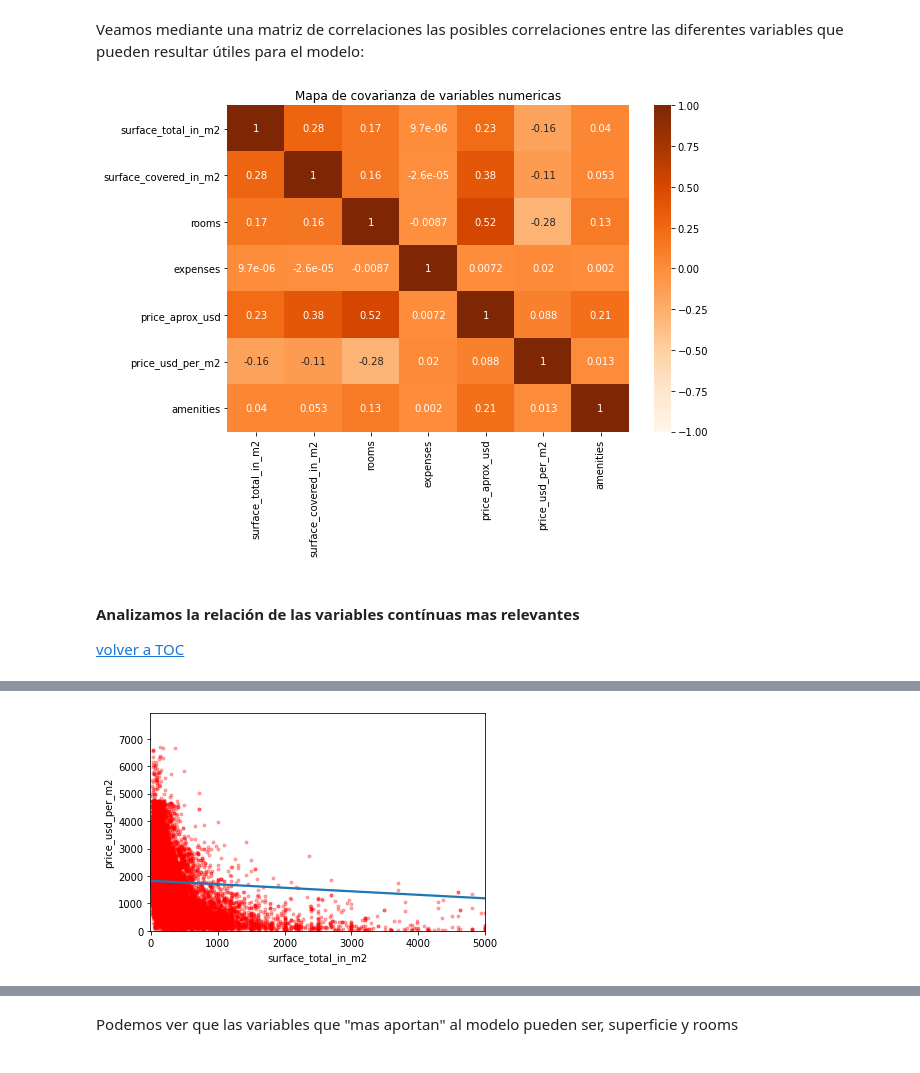
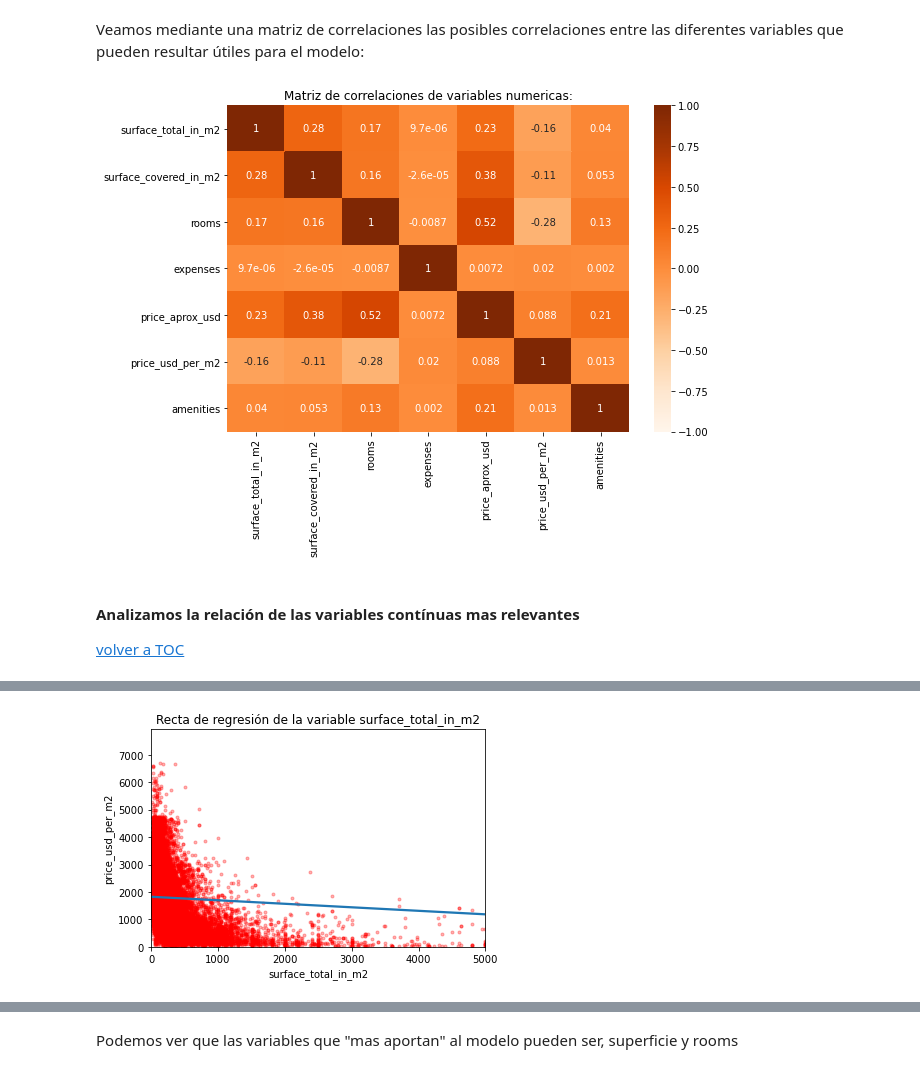
Before and after one commit to varelapablos/Desafio1-G3, a Jupyter notebook: Notebook - Desafio 2 - Regresion Lineal.ipynb, the cells around one changed output, grey strips where cells are left out. Cells and saved outputs as stored; diff of their text form; code cells hidden in the pictures.

```diff
--- a/Notebook - Desafio 2 - Regresion Lineal.ipynb
+++ b/Notebook - Desafio 2 - Regresion Lineal.ipynb
@@ -226,15 +226,15 @@ Veamos mediante una matriz de correlaciones las posibles correlaciones entre las
 data_numerico_mask = data[['surface_total_in_m2', 'surface_covered_in_m2', 'rooms', 'expenses', 'price_aprox_usd', 'price_usd_per_m2', 'amenities']]
 
 plt.figure(figsize=(9,6))
-sns.heatmap(data_numerico_mask.corr(), annot=True, vmin=-1, cmap='Oranges').set_title('Mapa de covarianza de variables numericas');
+sns.heatmap(data_numerico_mask.corr(), annot=True, vmin=-1, cmap='Oranges').set_title('Matriz de correlaciones de variables numericas:');
 # %% [output]
-[figure, old version]
+[figure, new version]
 # %% [markdown]
 #### Analizamos la relación de las variables contínuas mas relevantes
 [volver a TOC](#section_toc)
 # %%
 # Graficamos una recta de regresión de la variable surface_total_in_m2:
-sns.regplot(data.surface_total_in_m2, data.price_usd_per_m2, order=1, ci=None, scatter_kws={'color':'r', 's':9,'alpha':.3})
+sns.regplot(data.surface_total_in_m2, data.price_usd_per_m2, order=1, ci=None, scatter_kws={'color':'r', 's':9,'alpha':.3}).set_title('Recta de regresión de la variable surface_total_in_m2')
 plt.xlim(-10,5000)
 plt.ylim(bottom=0)
 # %% [output]
@@ -242,3 +242,3 @@ plt.ylim(bottom=0)
-[figure, old version]
+[figure, new version]
 # %%
 # Graficamos una recta de regresión de la variable surface_covered_in_m2:
```
Also changed, not shown: parts of 30 cells of this notebook.
